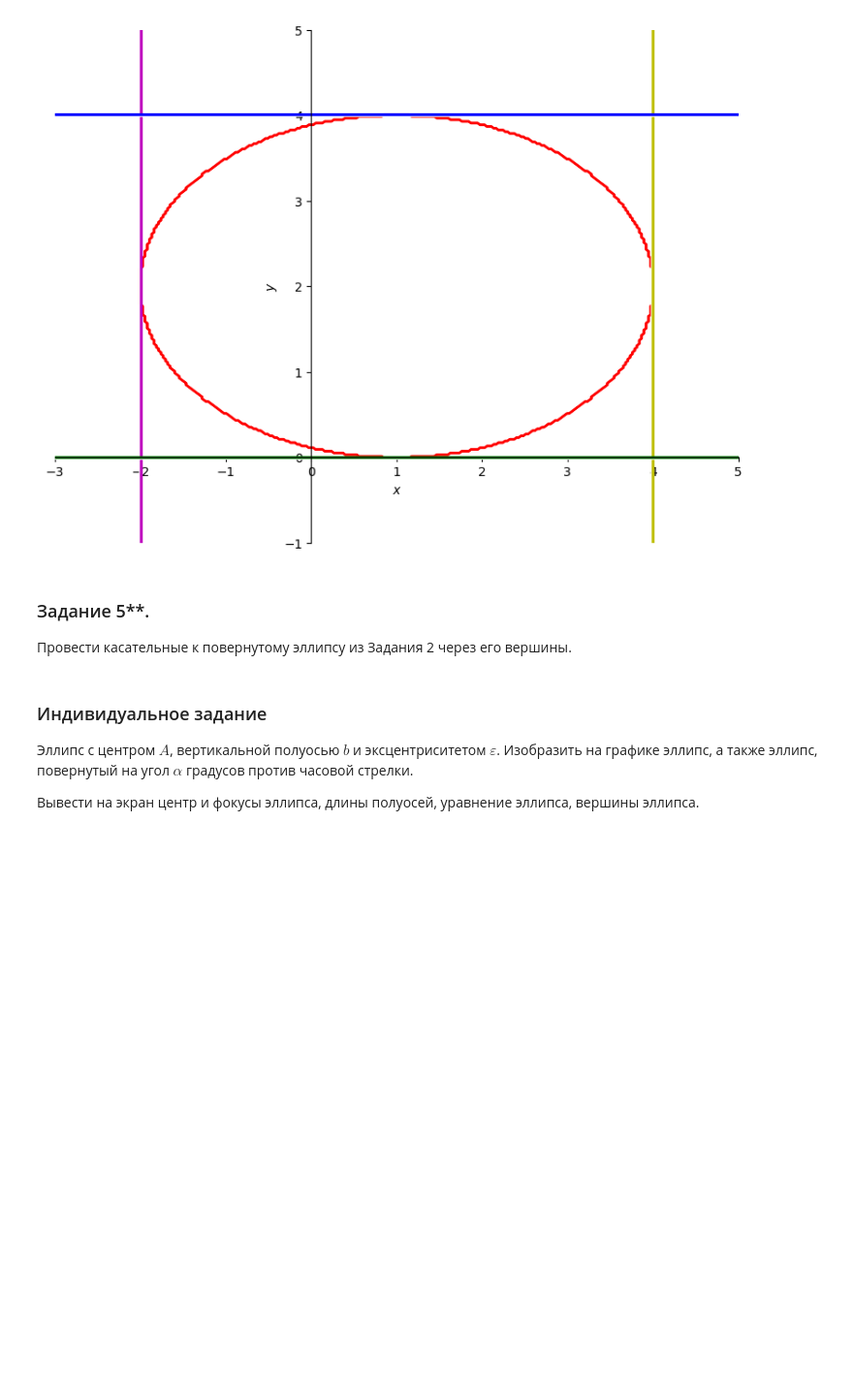
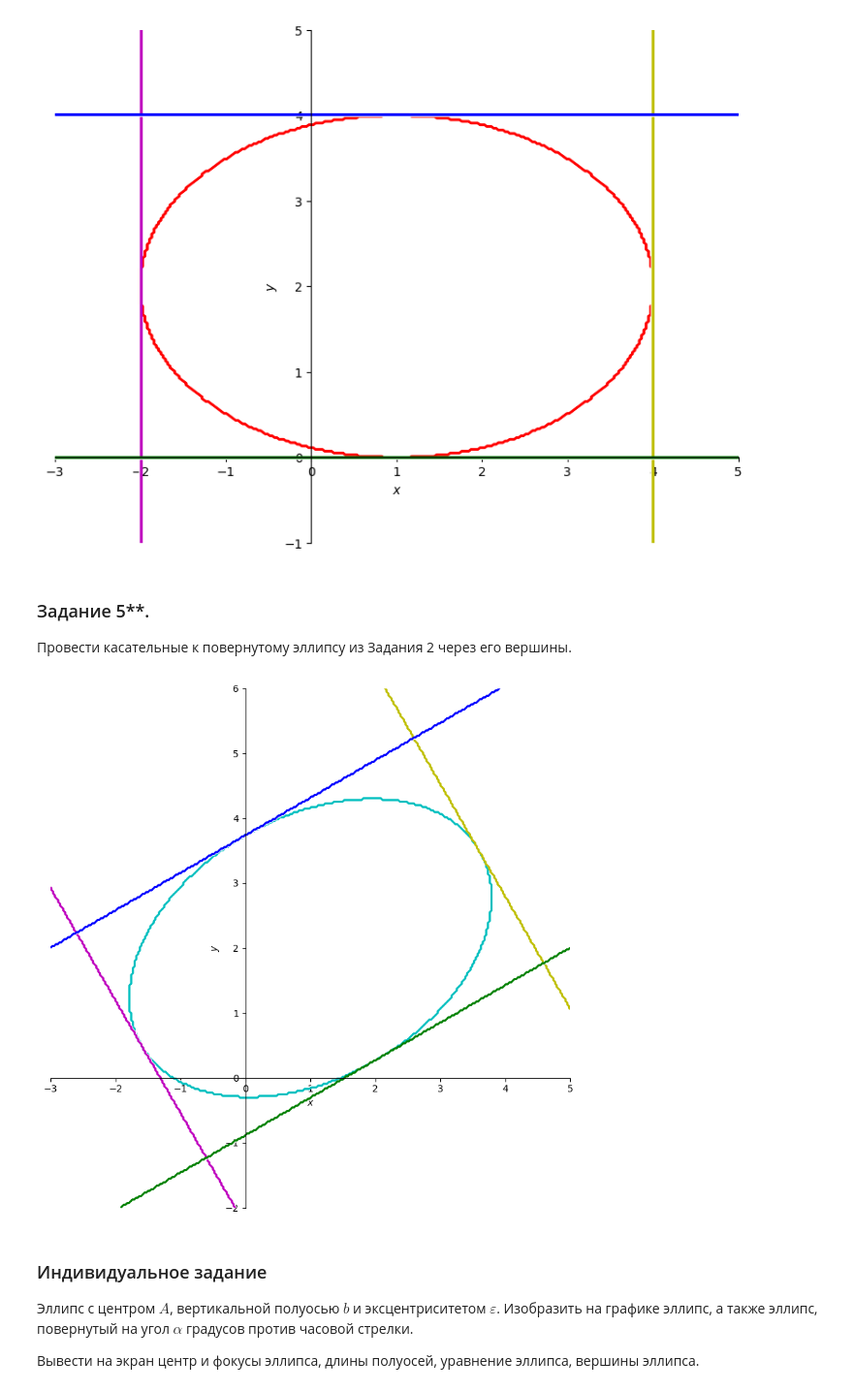
Before and after one commit to i80287/linalg, a Jupyter notebook: task13/Alg_13_2022_23_ellipse_task.ipynb, the cells around one changed output. Shown at 97% size. Cells and saved outputs as stored; diff of their text form; code cells hidden in the pictures; blank space fills up the shorter version.

```diff
--- a/task13/Alg_13_2022_23_ellipse_task.ipynb
+++ b/task13/Alg_13_2022_23_ellipse_task.ipynb
@@ -12,7 +14,7 @@ from IPython.display import Latex
 ### Задание 1.
 Построить эллипс с центром в точке А(1, 2), полуосями 3 и 2. Вычислить и вывести на экран эксцентриситет, площадь и длину дуги полученного эллипса, центр, полуоси, periapsis, apoapsis, межфокусное расстояние и фокусы.
 # %%
-ellipse = Ellipse(center=Point(1, 2), hradius=3, vradius=2)
+ellipse: Ellipse = Ellipse(center=Point2D(1, 2), hradius=3, vradius=2)
 props: Dict[str, Any] = {
     'eccentricity': ellipse.eccentricity,
     'area': ellipse.area,
@@ -34,14 +36,14 @@ $eccentricity = \frac{\sqrt{5}}{3}\\area = 6 \pi\\circumference = 12 E\left(\fra
 
 Изобразить на общем графике эллипс и повернутый эллипс.
 # %%
-def degrees_to_rad(angle: Union[int, float, sympy.AtomicExpr]) -> sympy.AtomicExpr:
+def degrees_to_rad(angle: Union[int, float, Basic]) -> Basic:
     return angle * sympy.pi / 180
 
-eq = ellipse.equation(x='u', y='v')
+eq: Expr = ellipse.equation(x='u', y='v')
 tg_alpha = sympy.tan(degrees_to_rad(30))
-eq_slope = ellipse.equation(x='u', y='v', _slope=tg_alpha)
+eq_slope: Expr = ellipse.equation(x='u', y='v', _slope=tg_alpha)
 
-p = plot_implicit(
+p: Plot = plot_implicit(
     eq,
     line_color='r',
     aspect_ratio=(1, 1),
@@ -130,6 +124,52 @@ p.show()
 # %% [markdown]
 ### Задание 5**.
 Провести касательные к повернутому эллипсу из Задания 2 через его вершины.
+# %%
+alpha: Basic = degrees_to_rad(30)
+eq_slope: Expr = ellipse.equation(x='x', y='y', _slope=sympy.tan(alpha))
+ellipse_center: Point2D = ellipse.center
+symbs: Dict[str, Expr] = {str(s): s for s in eq_slope.free_symbols}
+
+line: Line2D = Line(*ellipse.foci).rotate(alpha, ellipse_center)
+eq2: Expr = line.equation()
+roots1: List[Dict[Expr, Expr]] = solve((eq_slope, eq2), list(symbs.values()))
+
+eq3: Expr = line.perpendicular_line(ellipse_center).equation()
+roots2: List[Dict[Expr, Expr]] = solve((eq_slope, eq3), list(symbs.values()))
+
+vertices: List[Point2D] = [Point2D(x, y) for x, y in (roots1 + roots2)]
+
+p: Plot = plot_implicit(
+    eq_slope,
+    (symbs['x'], -3, 5),
+    (symbs['y'], -2, 6),
+    line_color='c',
+    aspect_ratio=(1, 1),
+    show=False,
+    adaptive=False,
+    size=(8, 8)
+)
+
+horiz_ellipse_axis: Line2D = Line2D(vertices[0], vertices[1])
+vert_ellipse_axis: Line2D = Line2D(vertices[2], vertices[3])
+equations: List[Expr] = \
+    [vert_ellipse_axis.parallel_line(vertice).equation() for vertice in vertices[:2]] + \
+    [horiz_ellipse_axis.parallel_line(vertice).equation() for vertice in vertices[2:]]
+colors_iterator: Iterator[Literal['m', 'y', 'g', 'b']] = iter(('m', 'y', 'g', 'b'))
+for eq_i in equations:
+    p.extend(plot_implicit(
+        eq_i,
+        (symbs['x'], -3, 5),
+        (symbs['y'], -2, 6),
+        line_color=next(colors_iterator),
+        aspect_ratio=(1, 1),
+        show=False,
+        adaptive=False,
+    ))
+
+p.show()
+# %% [output]
+[figure, added]
 # %% [markdown]
 ###  Индивидуальное задание
 Эллипс с центром $A$, вертикальной полуосью $b$ и эксцентриситетом $\varepsilon$.
```
Also changed, not shown: parts of 5 cells of this notebook.
